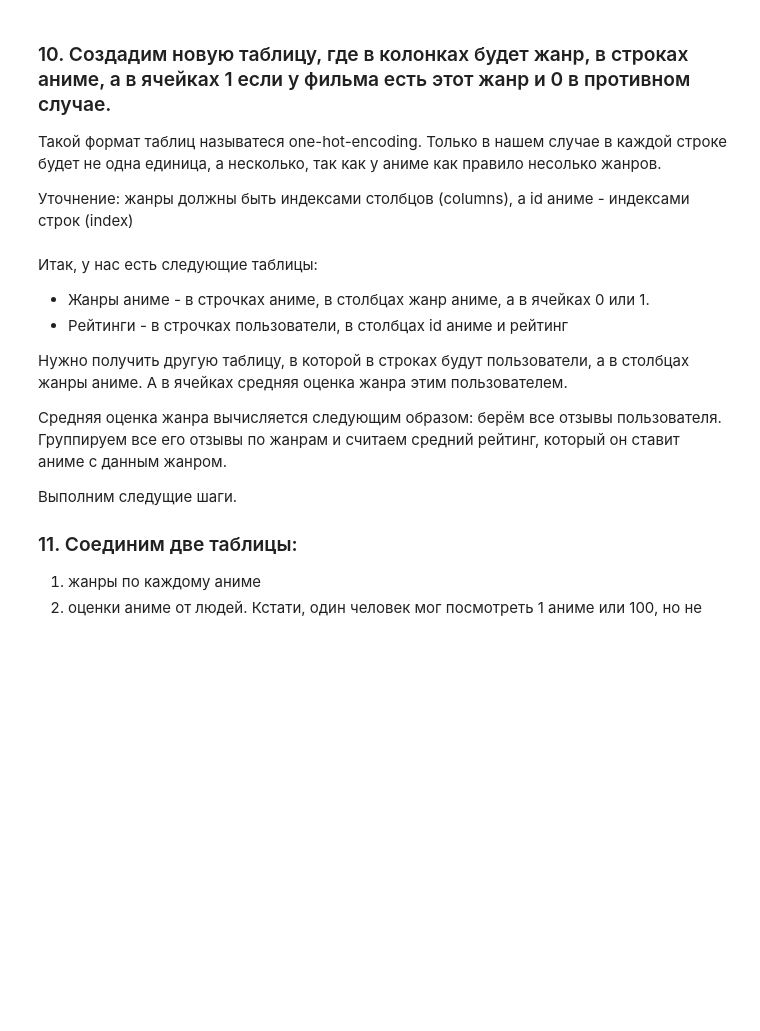
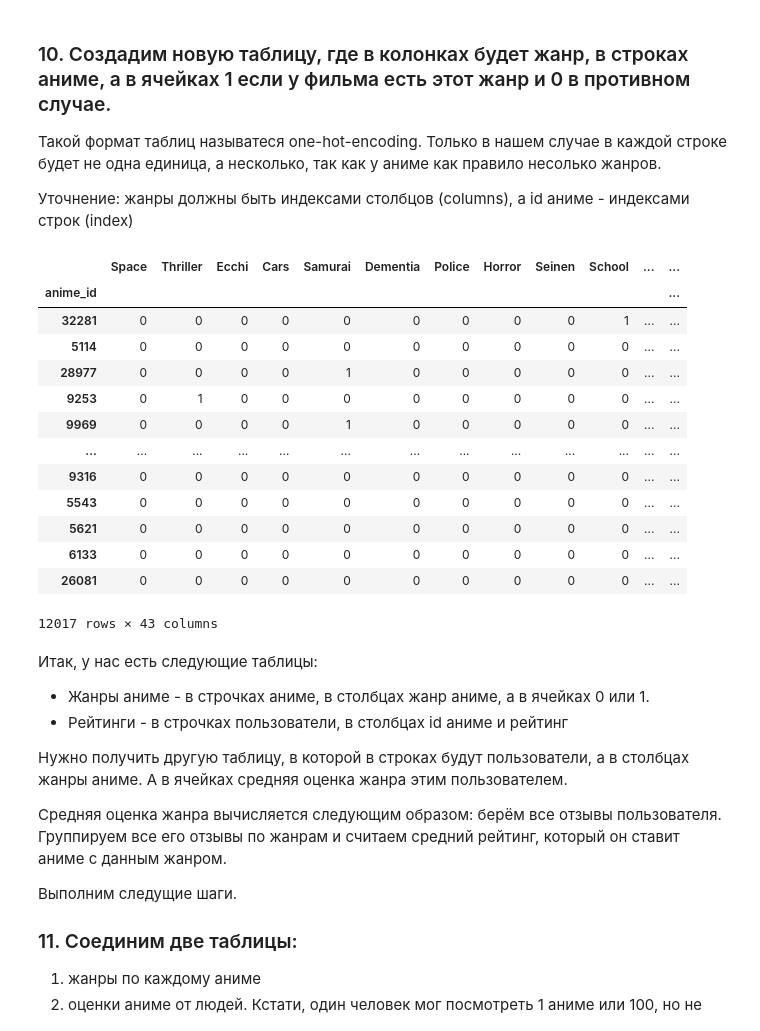
Before and after one commit to mirolyubovaalyona/02-ml-advanced, a Jupyter notebook: 02_clustering/04-hw-clustering.ipynb, the cells around one changed output. Drawn from its saved outputs; the diff is of its cells as text; code cells hidden in the pictures; blank space fills up the shorter version.

```diff
--- a/02_clustering/04-hw-clustering.ipynb
+++ b/02_clustering/04-hw-clustering.ipynb
@@ -363,3 +473,30 @@ print("Genres={}\nlen={}".format(genres, len(genres)))
+# %%
+###  Ваш код  ###
+anime_genres = pd.DataFrame(columns=genres, index = anime.index)
+
+for index, row in anime.iterrows():
+    genres = row['genre'].split(', ')
+    for genre in genres:
+       anime_genres.loc[index, genre] = 1
+
+anime_genres = anime_genres.fillna(0)
+
+anime_genres
+# %% [output]
+|  | Space | Thriller | Ecchi | Cars | Samurai | Dementia | Police | Horror | Seinen | School | ... | ... |
+| anime_id |  |  |  |  |  |  |  |  |  |  |  | ... |
+| 32281 | 0 | 0 | 0 | 0 | 0 | 0 | 0 | 0 | 0 | 1 | ... | ... |
+| 5114 | 0 | 0 | 0 | 0 | 0 | 0 | 0 | 0 | 0 | 0 | ... | ... |
+| 28977 | 0 | 0 | 0 | 0 | 1 | 0 | 0 | 0 | 0 | 0 | ... | ... |
+| 9253 | 0 | 1 | 0 | 0 | 0 | 0 | 0 | 0 | 0 | 0 | ... | ... |
+| 9969 | 0 | 0 | 0 | 0 | 1 | 0 | 0 | 0 | 0 | 0 | ... | ... |
+| ... | ... | ... | ... | ... | ... | ... | ... | ... | ... | ... | ... | ... |
+| 9316 | 0 | 0 | 0 | 0 | 0 | 0 | 0 | 0 | 0 | 0 | ... | ... |
+| 5543 | 0 | 0 | 0 | 0 | 0 | 0 | 0 | 0 | 0 | 0 | ... | ... |
+| 5621 | 0 | 0 | 0 | 0 | 0 | 0 | 0 | 0 | 0 | 0 | ... | ... |
+| 6133 | 0 | 0 | 0 | 0 | 0 | 0 | 0 | 0 | 0 | 0 | ... | ... |
+| 26081 | 0 | 0 | 0 | 0 | 0 | 0 | 0 | 0 | 0 | 0 | ... | ... |
+12017 rows × 43 columns
 # %% [markdown]
 Итак, у нас есть следующие таблицы:
 - Жанры аниме - в строчках аниме, в столбцах жанр аниме, а в ячейках 0 или 1.
```
Also changed, not shown: parts of 21 cells of this notebook.
